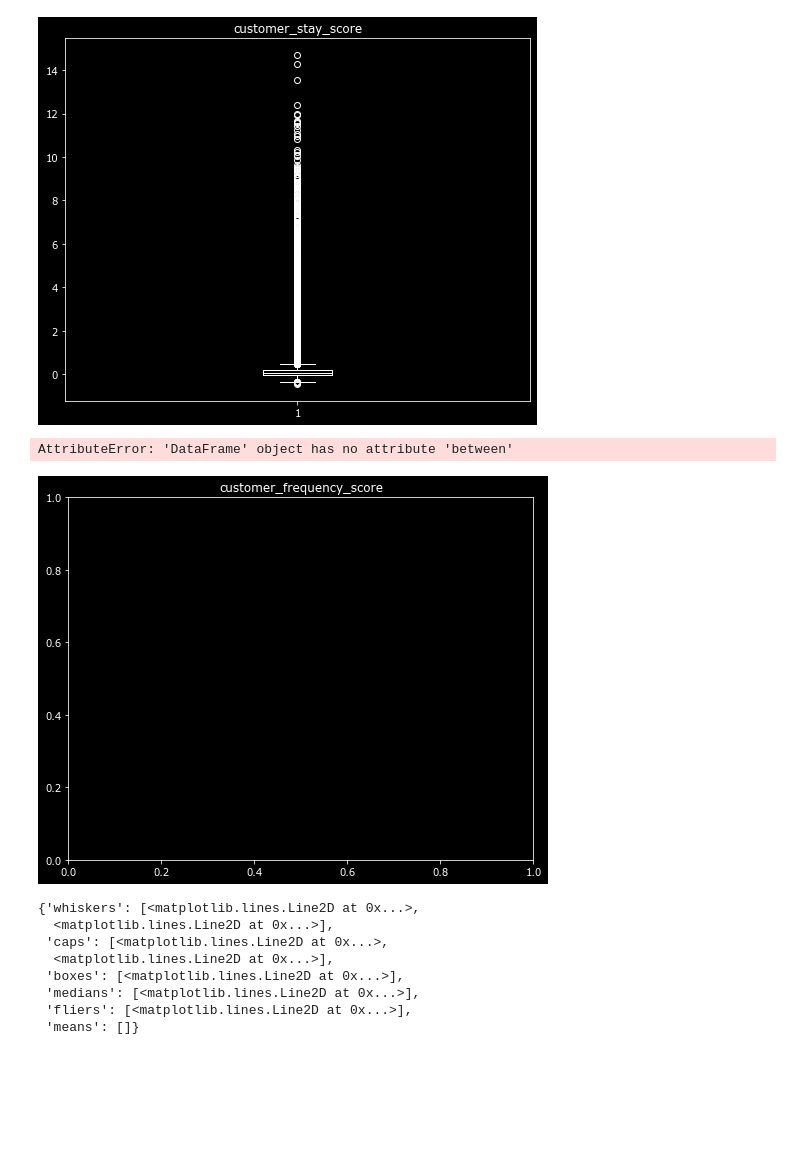
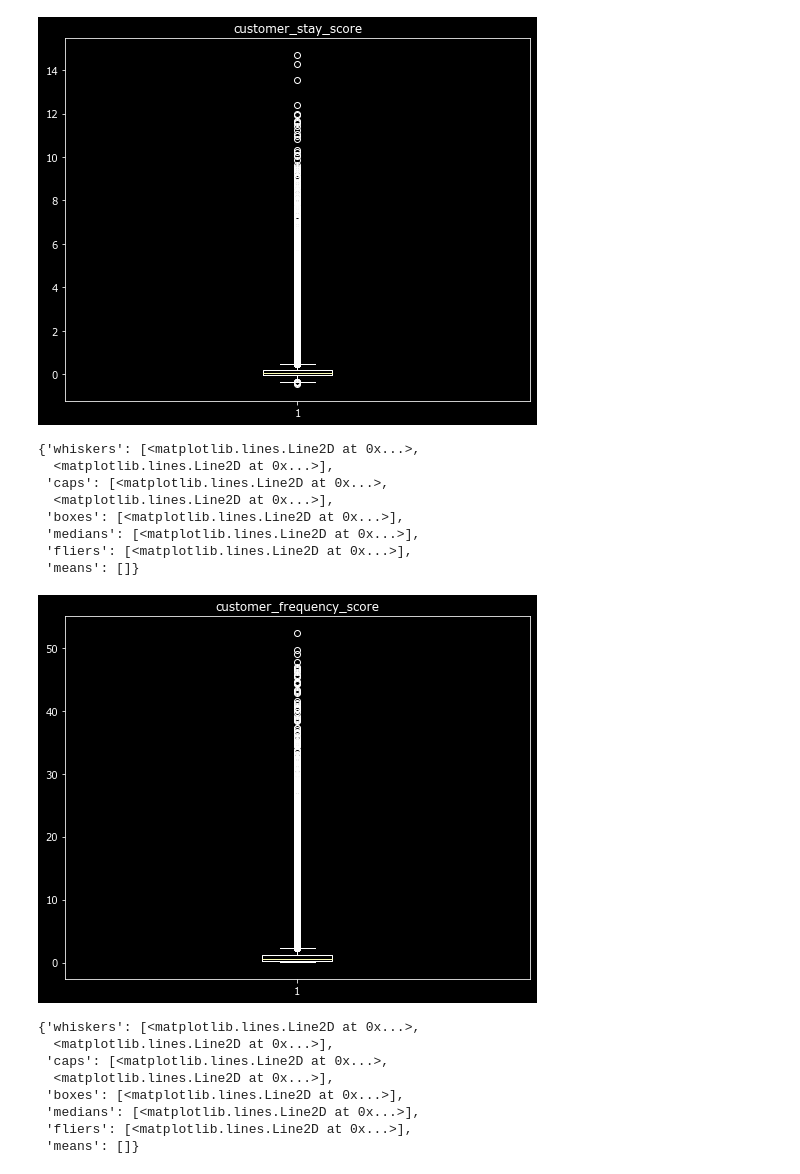
Before and after one commit to rnd4u-org/2021-knu-classif, a Jupyter notebook: Untitled.ipynb, the cells around one changed output. Cells and saved outputs as stored; diff of their text form; code cells hidden in the pictures; blank space fills up the shorter version.

```diff
--- a/Untitled.ipynb
+++ b/Untitled.ipynb
@@ -106,11 +106,17 @@ plt.boxplot(df.customer_stay_score.dropna())
 [figure]
 # %%
 plt.title("customer_frequency_score")
-x = x[x.between(x.quantile(.15), x.quantile(.85))]
 plt.boxplot(df.customer_frequency_score.dropna())
 # %% [output]
-AttributeError: 'DataFrame' object has no attribute 'between'
+{'whiskers': [<matplotlib.lines.Line2D at 0x...>,
+  <matplotlib.lines.Line2D at 0x...>],
+ 'caps': [<matplotlib.lines.Line2D at 0x...>,
+  <matplotlib.lines.Line2D at 0x...>],
+ 'boxes': [<matplotlib.lines.Line2D at 0x...>],
+ 'medians': [<matplotlib.lines.Line2D at 0x...>],
+ 'fliers': [<matplotlib.lines.Line2D at 0x...>],
+ 'means': []}
-[figure, old version]
+[figure, new version]
 # %%
 plt.title("customer_product_variation_score")
 plt.boxplot(df.customer_product_variation_score.dropna())
```
Also changed, not shown: parts of 8 cells of this notebook.
